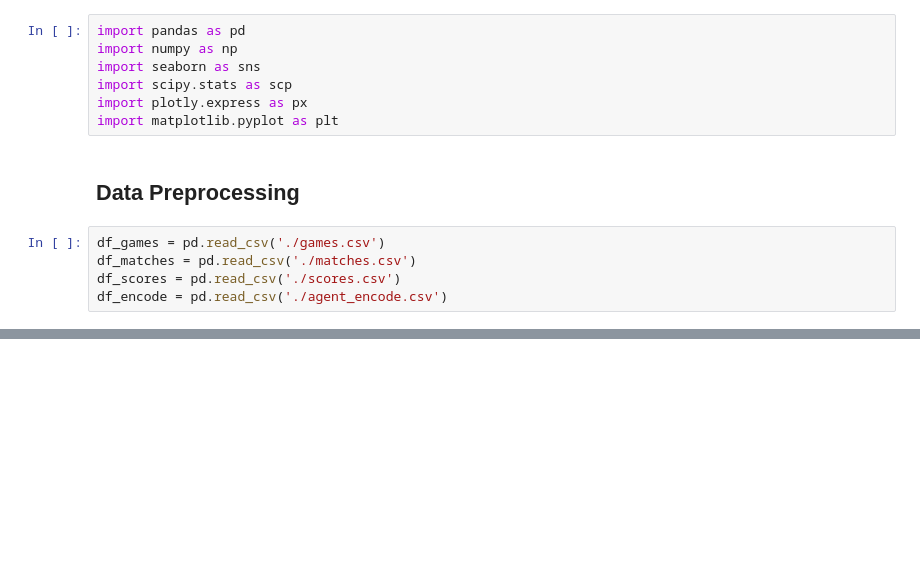
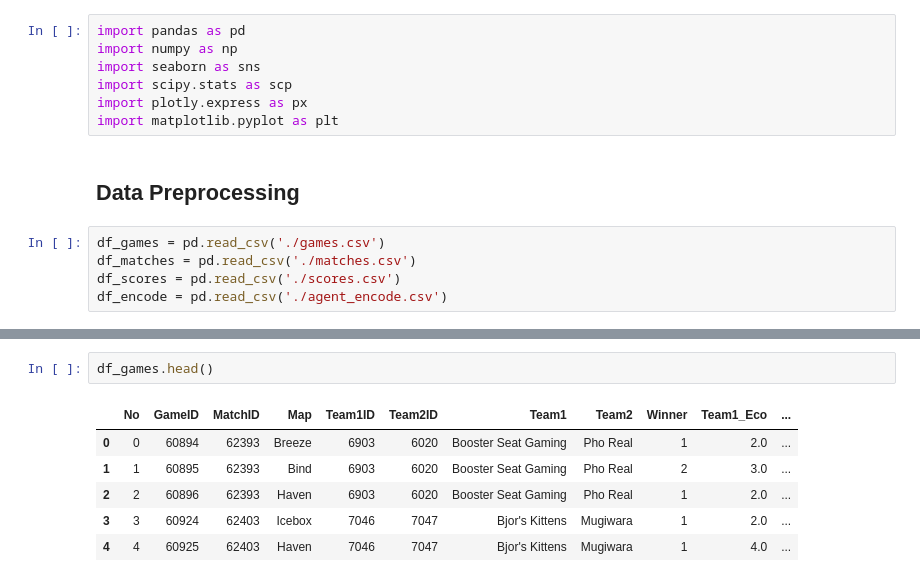
Before and after one commit to michaelsinanta/tk-kasdad, a Jupyter notebook: tk-kasdad.ipynb, the cells around one changed output, grey strips where cells are left out. Saved outputs shown, nothing was run; the diff lists cells and outputs as text; blank space fills up the shorter version.

```diff
--- a/tk-kasdad.ipynb
+++ b/tk-kasdad.ipynb
@@ -68,0 +78,9 @@ df_encode = pd.read_csv('./agent_encode.csv')
+# %%
+df_games.head()
+# %% [output]
+|  | No | GameID | MatchID | Map | Team1ID | Team2ID | Team1 | Team2 | Winner | Team1_Eco | ... |
+| 0 | 0 | 60894 | 62393 | Breeze | 6903 | 6020 | Booster Seat Gaming | Pho Real | 1 | 2.0 | ... |
+| 1 | 1 | 60895 | 62393 | Bind | 6903 | 6020 | Booster Seat Gaming | Pho Real | 2 | 3.0 | ... |
+| 2 | 2 | 60896 | 62393 | Haven | 6903 | 6020 | Booster Seat Gaming | Pho Real | 1 | 2.0 | ... |
+| 3 | 3 | 60924 | 62403 | Icebox | 7046 | 7047 | Bjor's Kittens | Mugiwara | 1 | 2.0 | ... |
+| 4 | 4 | 60925 | 62403 | Haven | 7046 | 7047 | Bjor's Kittens | Mugiwara | 1 | 4.0 | ... |
```
Also changed, not shown: parts of 16 cells of this notebook.
